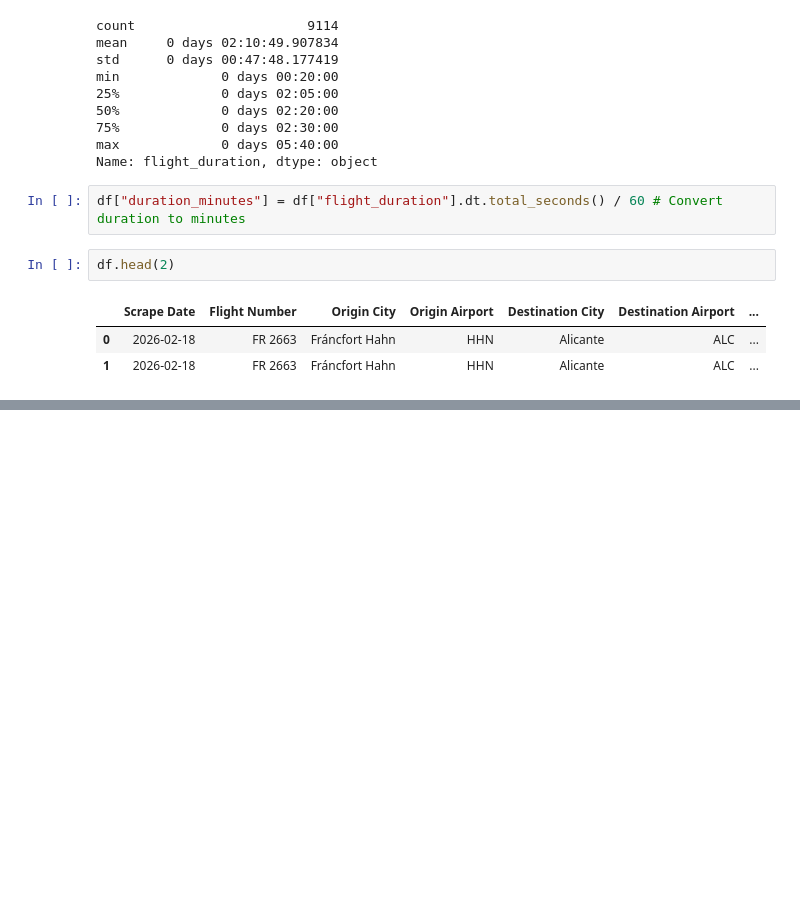
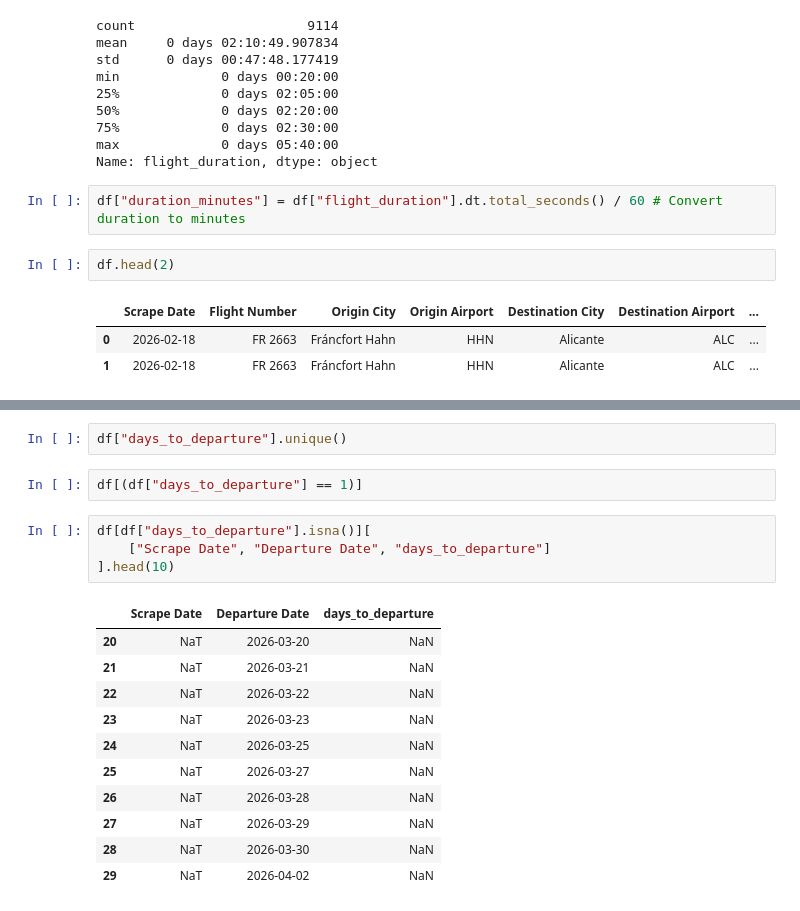
Before and after one commit to mopamerlin-boop/Portafolio, a Jupyter notebook: Ryanair/2Ryanair_an.ipynb, the cells around one changed output, grey strips where cells are left out. Saved outputs shown, nothing was run; the diff lists cells and outputs as text; blank space fills up the shorter version.

```diff
--- a/Ryanair/2Ryanair_an.ipynb
+++ b/Ryanair/2Ryanair_an.ipynb
@@ -338,0 +375,20 @@ df.head(2)
+# %%
+df["days_to_departure"].unique()
+# %%
+df[(df["days_to_departure"] == 1)]
+# %%
+df[df["days_to_departure"].isna()][
+    ["Scrape Date", "Departure Date", "days_to_departure"]
+].head(10)
+# %% [output]
+|  | Scrape Date | Departure Date | days_to_departure |
+| 20 | NaT | 2026-03-20 | NaN |
+| 21 | NaT | 2026-03-21 | NaN |
+| 22 | NaT | 2026-03-22 | NaN |
+| 23 | NaT | 2026-03-23 | NaN |
+| 24 | NaT | 2026-03-25 | NaN |
+| 25 | NaT | 2026-03-27 | NaN |
+| 26 | NaT | 2026-03-28 | NaN |
+| 27 | NaT | 2026-03-29 | NaN |
+| 28 | NaT | 2026-03-30 | NaN |
+| 29 | NaT | 2026-04-02 | NaN |
```
Also changed, not shown: parts of 4 cells of this notebook.
